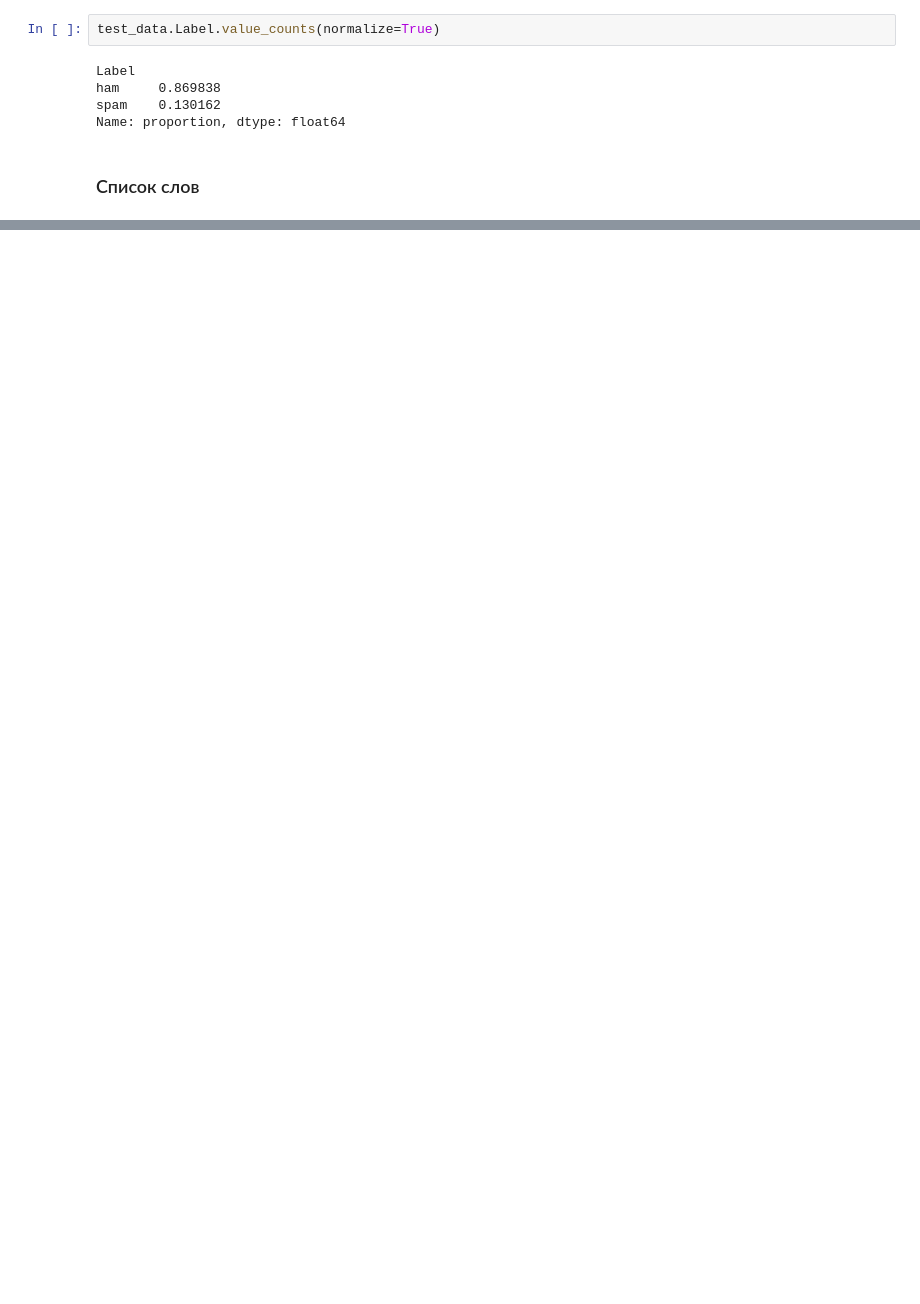
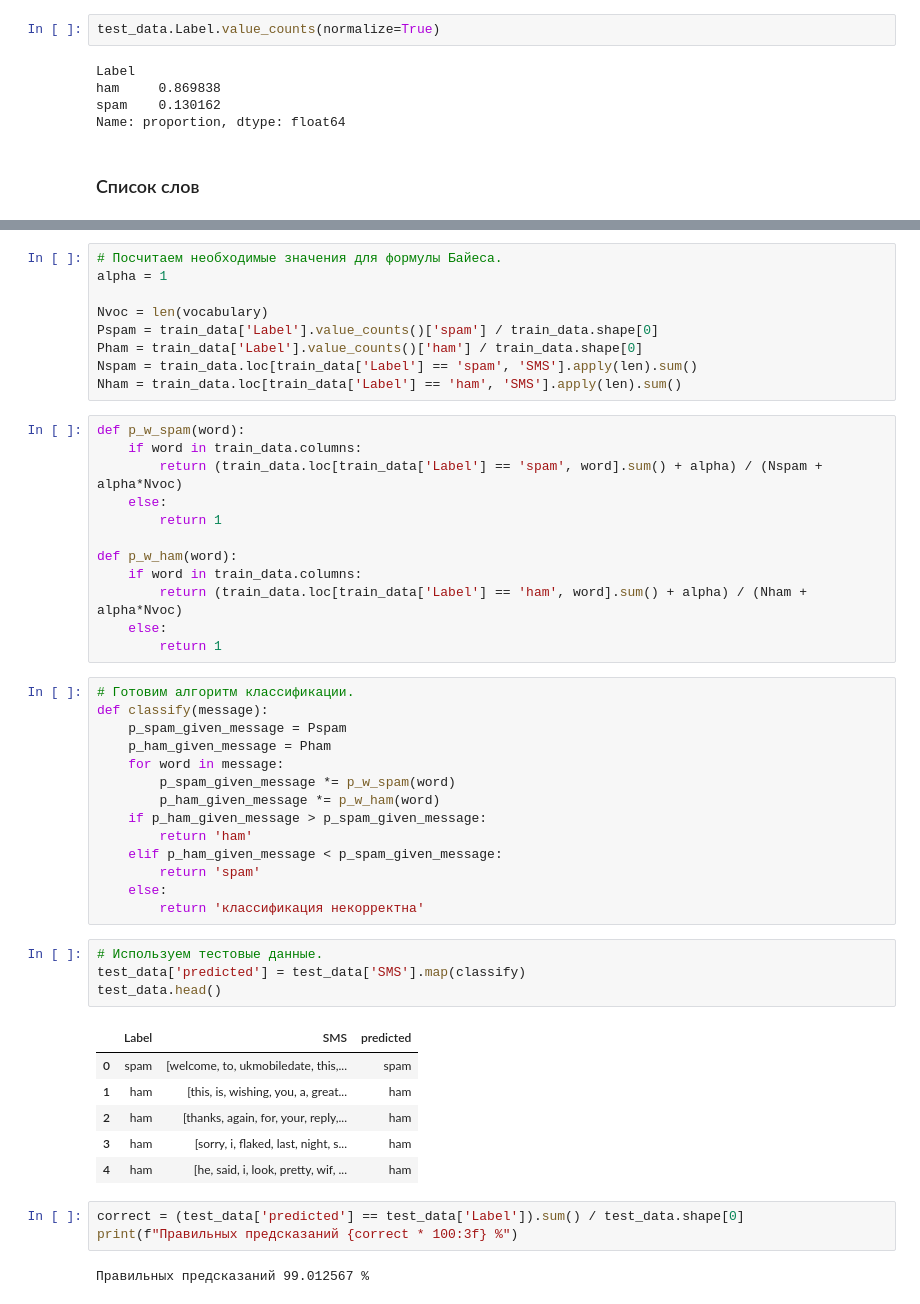
Before and after one commit to arkadijshmelev/spam_classification_naive_bayes, a Jupyter notebook: spam_classification_my.ipynb, the cells around one changed output, grey strips where cells are left out. Drawn from its saved outputs; the diff is of its cells as text; blank space fills up the shorter version.

```diff
--- a/spam_classification_my.ipynb
+++ b/spam_classification_my.ipynb
@@ -109,0 +144,51 @@ len(vocabulary)
+# %%
+# Посчитаем необходимые значения для формулы Байеса.
+alpha = 1
+
+Nvoc = len(vocabulary)
+Pspam = train_data['Label'].value_counts()['spam'] / train_data.shape[0]
+Pham = train_data['Label'].value_counts()['ham'] / train_data.shape[0]
+Nspam = train_data.loc[train_data['Label'] == 'spam', 'SMS'].apply(len).sum()
+Nham = train_data.loc[train_data['Label'] == 'ham', 'SMS'].apply(len).sum()
+# %%
+def p_w_spam(word):
+    if word in train_data.columns:
+        return (train_data.loc[train_data['Label'] == 'spam', word].sum() + alpha) / (Nspam + alpha*Nvoc)
+    else:
+        return 1
+
+def p_w_ham(word):
+    if word in train_data.columns:
+        return (train_data.loc[train_data['Label'] == 'ham', word].sum() + alpha) / (Nham + alpha*Nvoc)
+    else:
+        return 1
+# %%
+# Готовим алгоритм классификации.
+def classify(message):
+    p_spam_given_message = Pspam
+    p_ham_given_message = Pham
+    for word in message:
+        p_spam_given_message *= p_w_spam(word)
+        p_ham_given_message *= p_w_ham(word)
+    if p_ham_given_message > p_spam_given_message:
+        return 'ham'
+    elif p_ham_given_message < p_spam_given_message:
+        return 'spam'
+    else:
+        return 'классификация некорректна'
+# %%
+# Используем тестовые данные.
+test_data['predicted'] = test_data['SMS'].map(classify)
+test_data.head()
+# %% [output]
+|  | Label | SMS | predicted |
+| 0 | spam | [welcome, to, ukmobiledate, this,... | spam |
+| 1 | ham | [this, is, wishing, you, a, great... | ham |
+| 2 | ham | [thanks, again, for, your, reply,... | ham |
+| 3 | ham | [sorry, i, flaked, last, night, s... | ham |
+| 4 | ham | [he, said, i, look, pretty, wif, ... | ham |
+# %%
+correct = (test_data['predicted'] == test_data['Label']).sum() / test_data.shape[0]
+print(f"Правильных предсказаний {correct * 100:3f} %")
+# %% [output]
+Правильных предсказаний 99.012567 %
```
Also changed, not shown: parts of 19 cells of this notebook.
